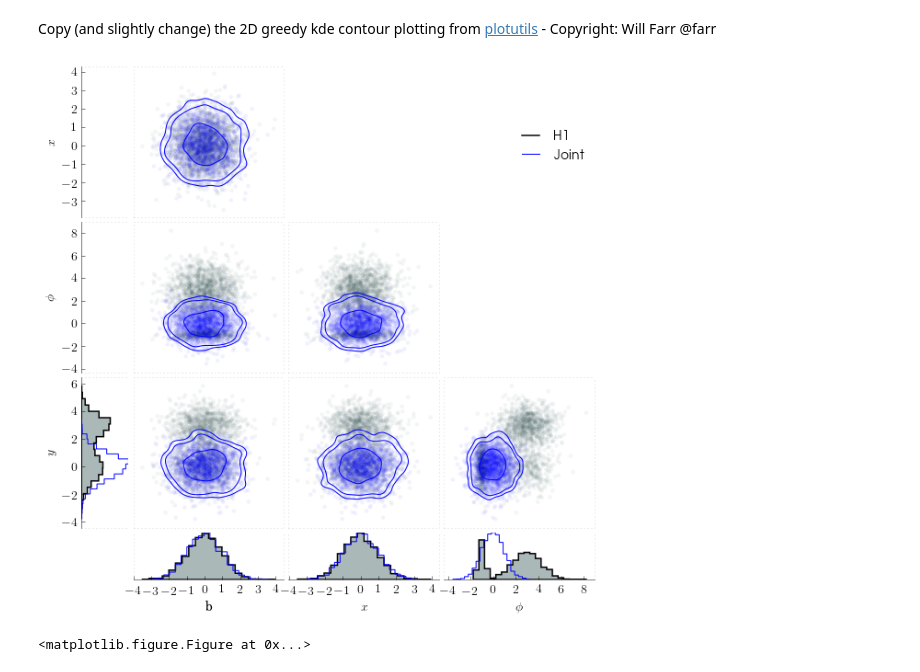
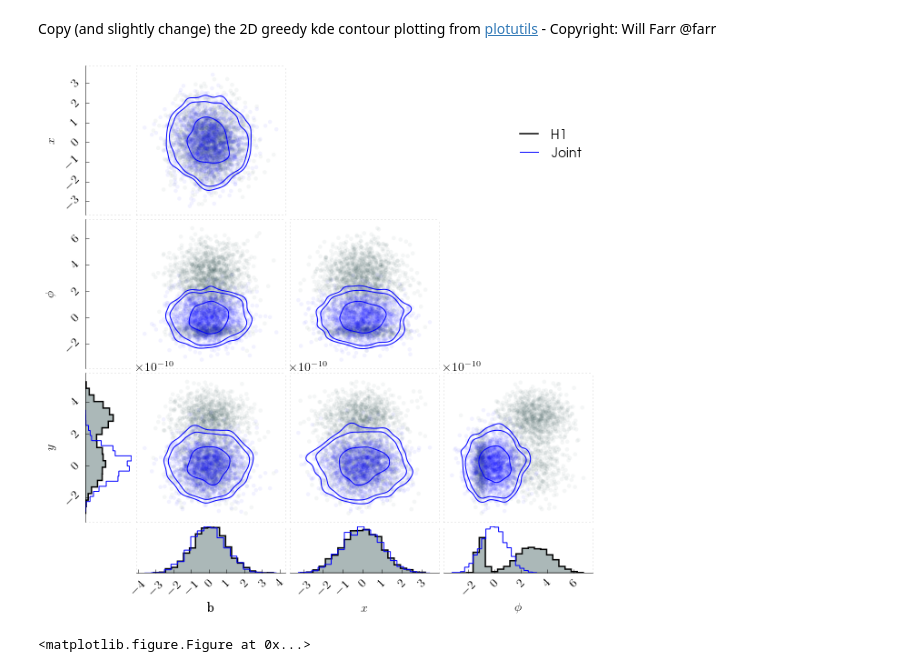
Before and after one commit to mattpitkin/scotchcorner, a Jupyter notebook: newcorner.ipynb, the cells around one changed output. Drawn from its saved outputs; the diff is of its cells as text; code cells hidden in the pictures.

Commit message:
Attempts to sort out axes label formatting

```diff
--- a/newcorner.ipynb
+++ b/newcorner.ipynb
@@ -43,6 +44,7 @@ x[0:500,2] = -1. + 0.25*np.random.randn(500)
 x[500:2000,2] = 3. + 1.25*np.random.randn(1500)
 x[0:1000, 3] = 1.*np.random.randn(1000)
 x[1000:2000, 3] = 3.+0.75*np.random.randn(1000)
+x[:,3] = x[:,3]*1e-10
 #x = np.random.randn(1000, ndims)
 
 showlims = True
@@ -53,7 +55,7 @@ class newcorner:
     """
     Define class to plot the new corner plot style
     """
-    def __init__(self, data, bins=None, ratio=3, labels=None, legend=None, showlims=False, limlinestyle='dotted', showpoints=True, showcontours=False, hist_kwargs={}, scatter_kwargs={}, contour_kwargs={}, contour_levels=(0.5, 0.9, 0.95), figsize=(5,5)):
+    def __init__(self, data, bins=None, ratio=3, labels=None, legend=None, showlims=False, limlinestyle='dotted', showpoints=True, showcontours=False, hist_kwargs={}, scatter_kwargs={}, contour_kwargs={}, contour_levels=(0.5, 0.9, 0.95), use_math_text=True, figsize=(5,5)):
         # get number of dimensions in the data
         self.ndims = data.shape[1] # get number of dimensions in data
         self.ratio = ratio
@@ -64,6 +66,7 @@ class newcorner:
         self.scatter_kwargs = scatter_kwargs
         self.contour_kwargs = contour_kwargs
         self.legend_labels = []
+        self.use_math_text = use_math_text
 
         # set default hist_kwargs
         self.hist_kwargs = {'bins': 20, 'histtype': 'stepfilled', 'color': 'lightslategrey', 'alpha': 0.4, 'edgecolor': 'lightslategray', 'linewidth': 1.5}
@@ -190,6 +193,11 @@ class newcorner:
         self.legendaxis.legend(self.legend_labels, l1, loc='upper right')
         if self.labels != None:
             self.histvert[-1].set_ylabel(self.labels[-1])
+        for ax in self.histvert:
+            #pl.draw() # force labels to be drawn
+            [l.set_rotation(45) for l in ax.get_yticklabels()]
+            ax.yaxis.set_major_formatter(ScalarFormatter(useMathText=self.use_math_text))
+            self.format_exponents_in_label_single_ax(ax, 'y')
 
         if self.showpoints:
             # set default scatter plot kwargs
@@ -221,6 +229,10 @@ class newcorner:
             self.histhori[i].hist(data[:,i], normed=True, **self.hist_kwargs)
             if self.labels != None:
                 self.histhori[i].set_xlabel(self.labels[i])
+            [l.set_rotation(45) for l in self.histhori[i].get_xticklabels()]
+            self.histhori[i].xaxis.set_major_formatter(ScalarFormatter(useMathText=self.use_math_text))
+            #pl.draw() # force labels to be drawn
+            self.format_exponents_in_label_single_ax(self.histhori[i], 'x')
 
             for j in range(i+1):
                 if labels != None:
@@ -325,32 +337,67 @@ class newcorner:
                 else:
                     print("histogram color '%s' not recognised. Defaulting to blue" % cl)
                     rgbcolor = cs.hex2color(cs.cnames['blue'])
                 # add facecolor 'fc' to hist_kwargs
                 ctup = rgbcolor + (alpha,)
             else:
                 if len(cl) == 3:
                     ctup = cl + (alpha,)
                 else:
                     ctup = cl
 
             # add tuple (r, g, b, alpha) facecolor 'fc' to hist_kwargs
             self.hist_kwargs['fc'] = ctup
 
+    def update_label(self, old_label, exponent_text):
+        """ Method to transform given label into the new label (by Greg Ashton) """
+        if exponent_text == "":
+            return old_label
+        try:
+            units = old_label[old_label.index("[") + 1:old_label.rindex("]")]
+        except ValueError:
+            units = ""
+
+        label = old_label.replace("[{}]".format(units), "")
+        exponent_text = exponent_text.replace("\\times", "")
+        if units == "":
+            s = r"{} [{}]".format(label, exponent_text)
+        else:
+            s = r"{} [{} {}]".format(label, exponent_text, units)
+        s = s.replace("-", "\\textrm{-}")
+        return s
+
+    def format_exponents_in_label_single_ax(self, ax, axis='both'):
+        """ Routine for a single axes instance (by Greg Ashton) """
+
+        axes_instances = []
+        if axis in ['x', 'both']:
+            axes_instances.append(ax.xaxis)
+        if axis in ['y', 'both']:
+            axes_instances.append(ax.yaxis)
+
+        for axi in axes_instances:
+            exponent_text = axi.get_offset_text().get_text()
+            exponent_text = exponent_text.replace("\\mathdefault", "")
+            label = axi.get_label().get_text()
+            axi.offsetText.set_visible(False)
+            axi.set_label_text(self.update_label(label, exponent_text))
+
     def savefig(self, filename):
         self.fig.savefig(filename)
 
     def get_fig(self):
         return self.fig
 
 #histops = {'histtype': 'stepfilled', 'color': 'firebrick', 'edgecolor': 'firebrick', 'linewidth': 1.5, 'alpha': 0.2}
 histops = {'histtype': 'stepfilled', 'color': 'darkslategrey', 'edgecolor': 'black', 'linewidth': 1.5}
 
 
 # create plot
 p = newcorner(x, labels=labels, showlims=showlims, hist_kwargs=histops, legend='H1')
 
 z = np.random.randn(2000,ndims)
+z[:,3] = z[:,3]*1e-10
 p.add_data(z, {'histtype': 'step', 'color': 'blue', 'linewidth': 1}, legend='Joint', showcontours=True, contour_kwargs={'colors': 'blue'})
 # %% [output]
-[figure, old version]
+[figure, new version]
 <matplotlib.figure.Figure at 0x...>
```
Also changed, not shown: parts of 1 cell of this notebook.
